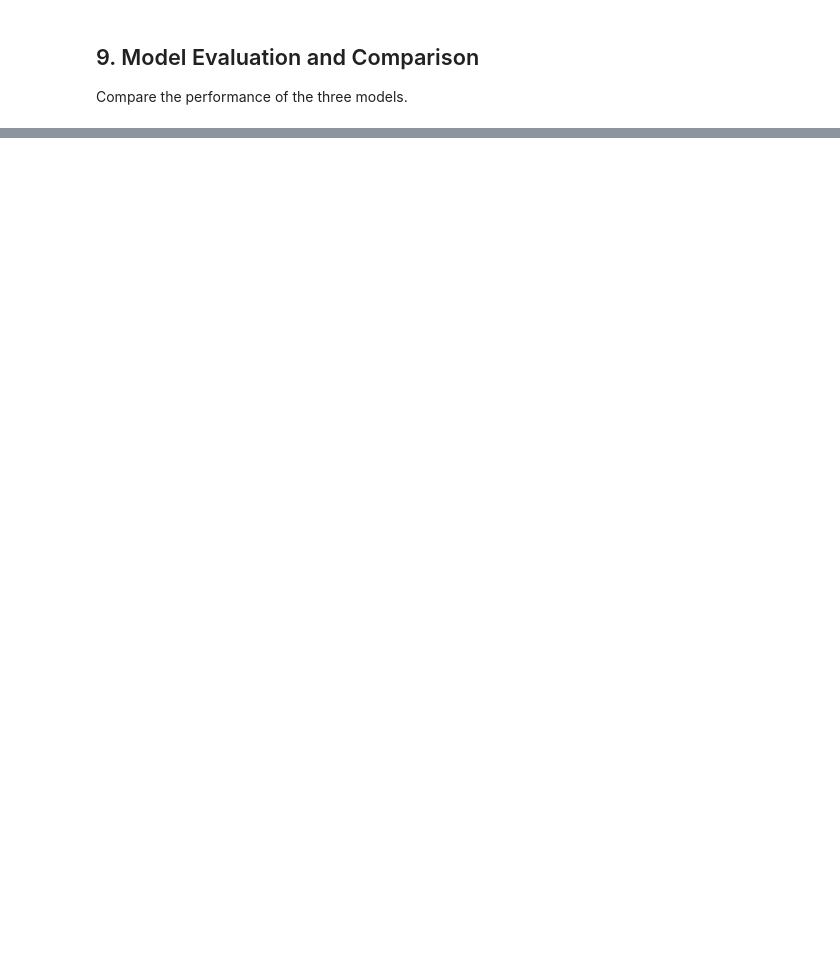
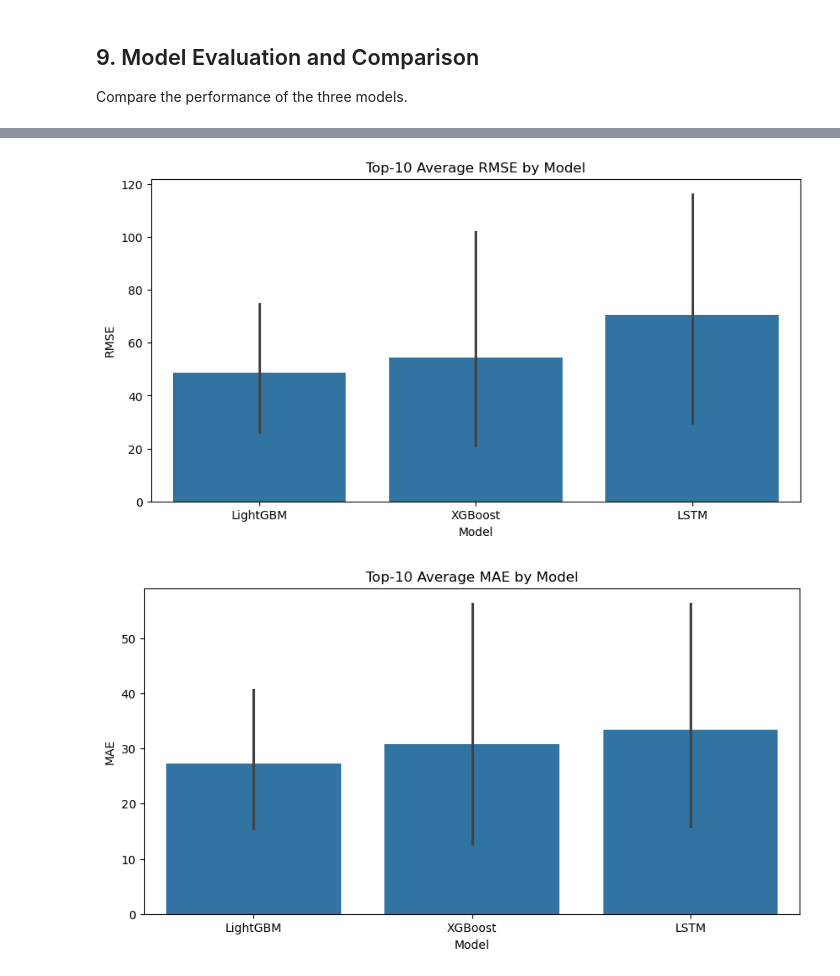
Before and after one commit to Promess02/OptimAIze, a Jupyter notebook: sales_forecasting_models.ipynb, the cells around one changed output, grey strips where cells are left out. Cells and saved outputs as stored; diff of their text form; code cells hidden in the pictures; blank space fills up the shorter version.

```diff
--- a/sales_forecasting_models.ipynb
+++ b/sales_forecasting_models.ipynb
@@ -1462,0 +1479,14 @@ This experiment uses the same safeguards as above:
+# %%
+# Optional: quick visual snapshot for top-10 averages
+plt.figure(figsize=(10, 5))
+sns.barplot(data=comparison_df_20, x='Model', y='RMSE')
+plt.title('Top-10 Average RMSE by Model')
+plt.show()
+
+plt.figure(figsize=(10, 5))
+sns.barplot(data=comparison_df_20, x='Model', y='MAE')
+plt.title('Top-10 Average MAE by Model')
+plt.show()
+# %% [output]
+[figure, added]
+[figure, added]
```
Also changed, not shown: parts of 14 cells of this notebook, 2 other files.
